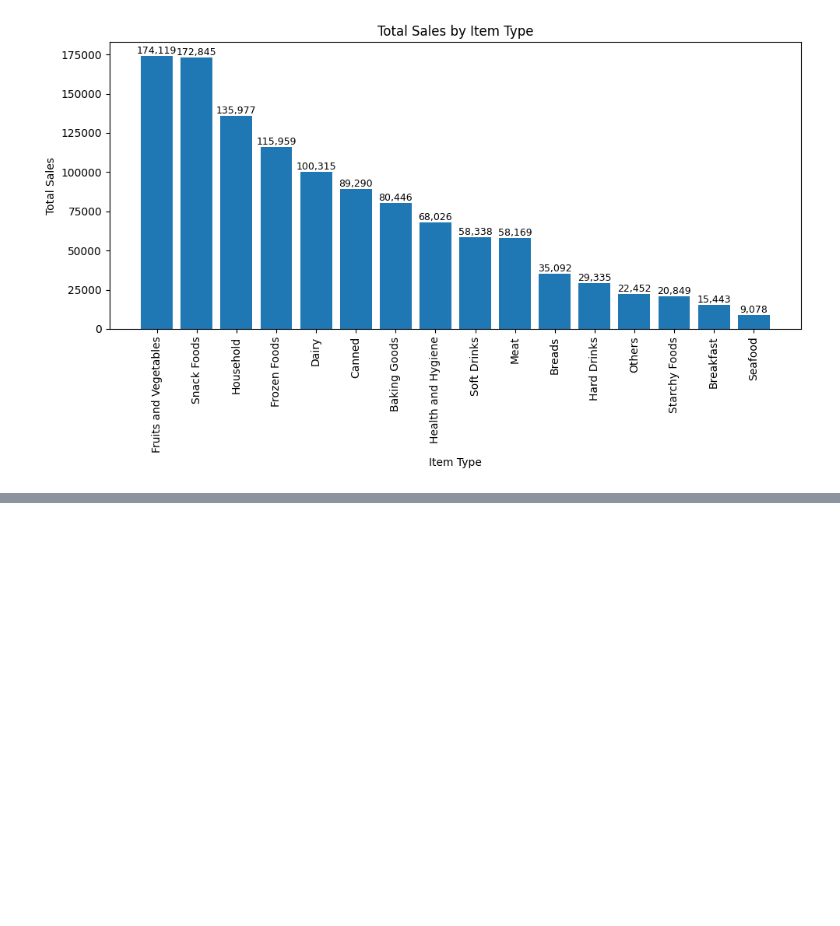
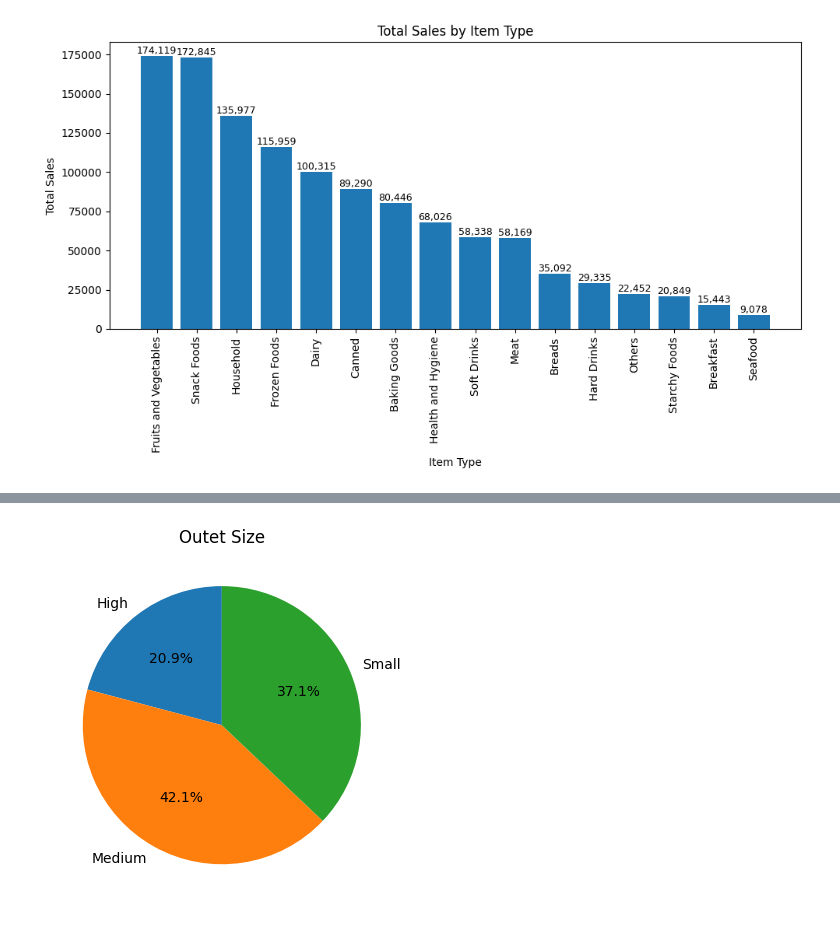
Before and after one commit to HarshChaturvedi19/blinkit-sales-analysis, a Jupyter notebook: blinkit_sales.ipynb, the cells around one changed output, grey strips where cells are left out. Cells and saved outputs as stored; diff of their text form; code cells hidden in the pictures; blank space fills up the shorter version.

```diff
--- a/blinkit_sales.ipynb
+++ b/blinkit_sales.ipynb
@@ -185,0 +199,10 @@ plt.show()
+# %%
+# sales by outlet size
+sales_by_size = df.groupby('Outlet Size')['Sales'].sum()
+plt.figure(figsize=(4,4))
+plt.pie(sales_by_size, labels=sales_by_size.index, autopct='%1.1f%%',startangle=90)
+plt.title('Outet Size')
+plt.tight_layout()
+plt.show()
+# %% [output]
+[figure, added]
```
Also changed, not shown: parts of 1 cell of this notebook.
